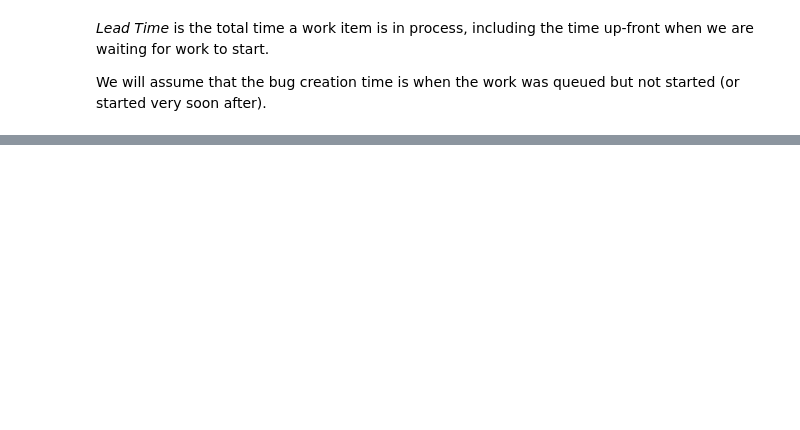
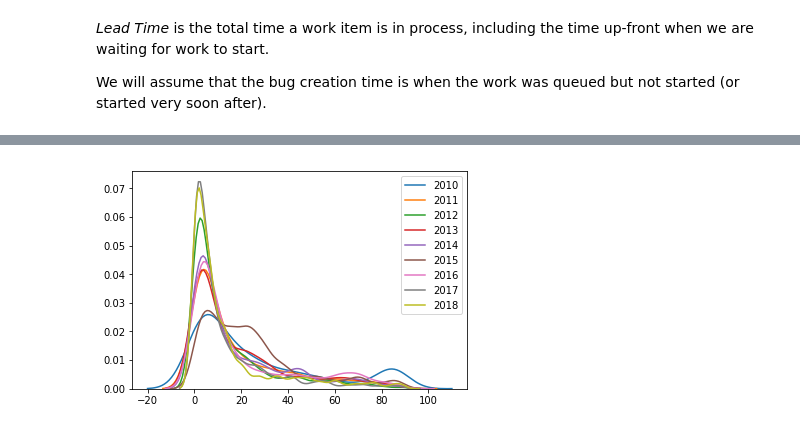
Before and after one commit to mars-f/firefox-workflow-analysis, a Jupyter notebook: analysis.ipynb, the cells around one changed output, grey strips where cells are left out. Drawn from its saved outputs; the diff is of its cells as text; code cells hidden in the pictures; blank space fills up the shorter version.

```diff
--- a/analysis.ipynb
+++ b/analysis.ipynb
@@ -96,0 +202,5 @@ Text(0.5, 0, 'lead time (days)')
+# %%
+for year, data in shortgrp:
+    sns.kdeplot(data['lead_days'], label=year)
+# %% [output]
+[figure, added]
```
Also changed, not shown: parts of 57 cells of this notebook, 2 other files.
